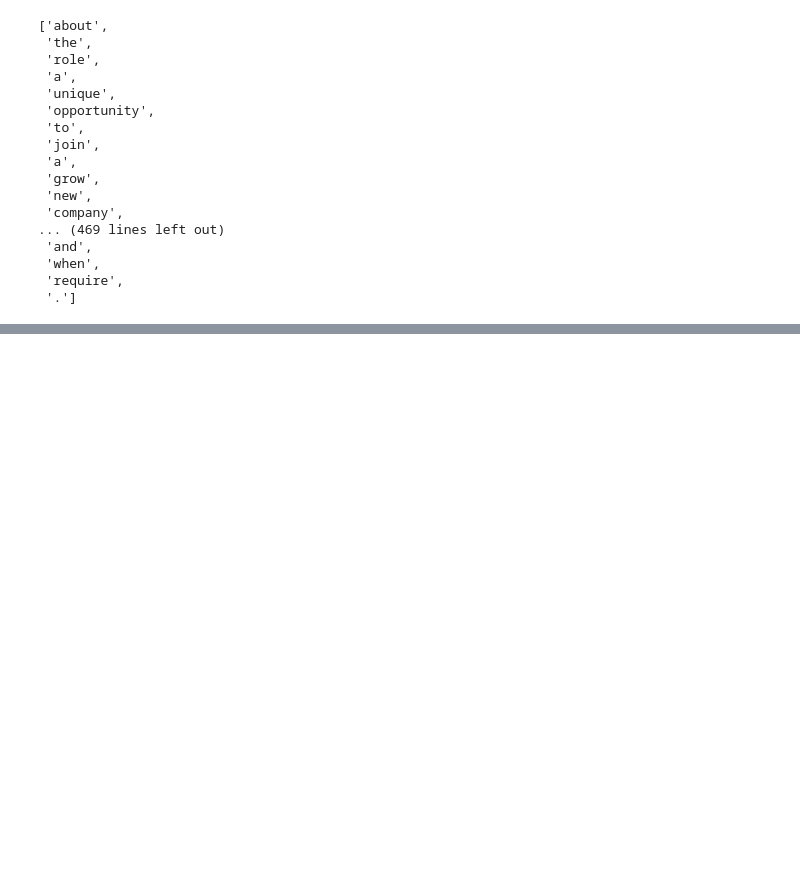
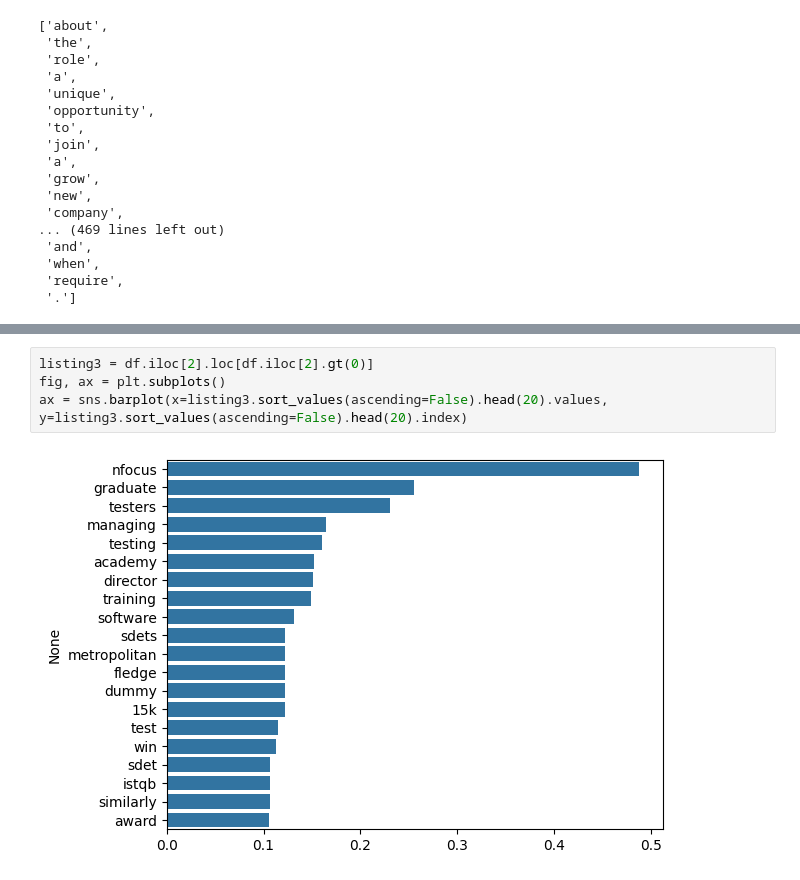
Before and after one commit to J1Walters/msc-project, a Jupyter notebook: notebooks/preprocessing.ipynb, the cells around one changed output, grey strips where cells are left out. Cells and saved outputs as stored; diff of their text form; blank space fills up the shorter version.

```diff
--- a/notebooks/preprocessing.ipynb
+++ b/notebooks/preprocessing.ipynb
@@ -99,0 +173,6 @@ test['doc'].iloc[0]
+# %%
+listing3 = df.iloc[2].loc[df.iloc[2].gt(0)]
+fig, ax = plt.subplots()
+ax = sns.barplot(x=listing3.sort_values(ascending=False).head(20).values, y=listing3.sort_values(ascending=False).head(20).index)
+# %% [output]
+[figure, added]
```
Also changed, not shown: parts of 19 cells of this notebook.
